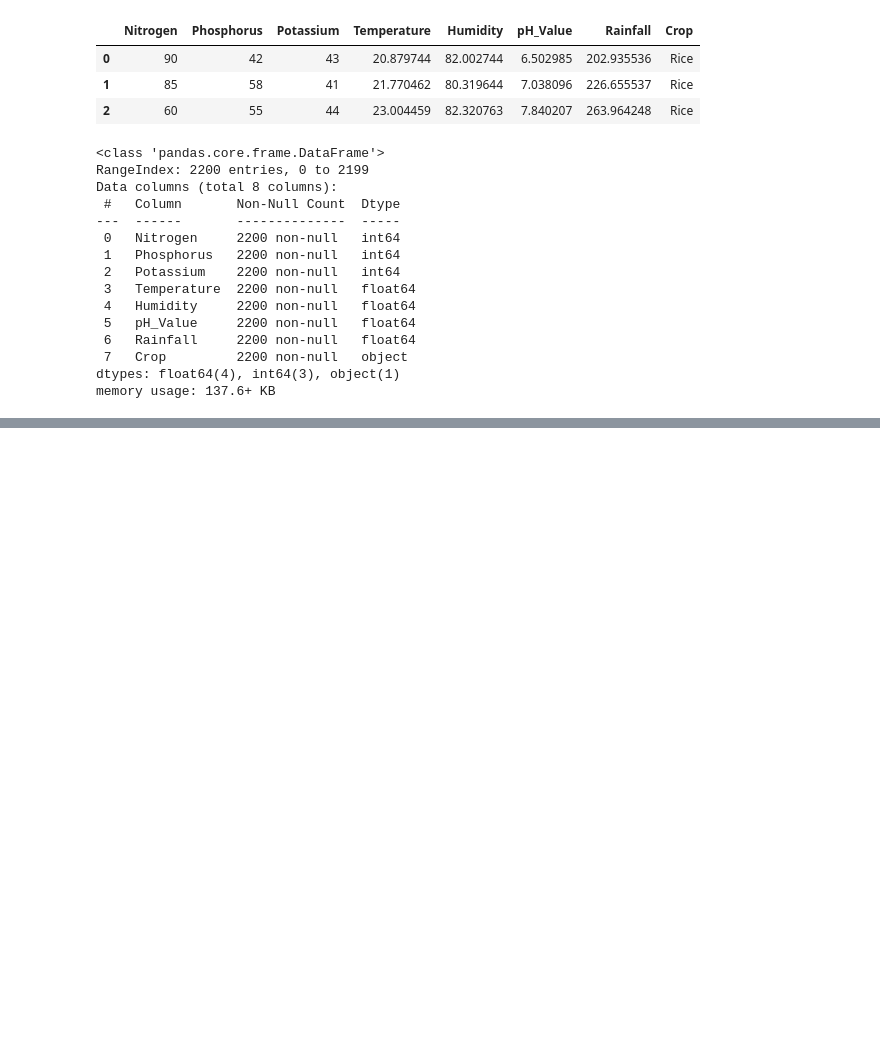
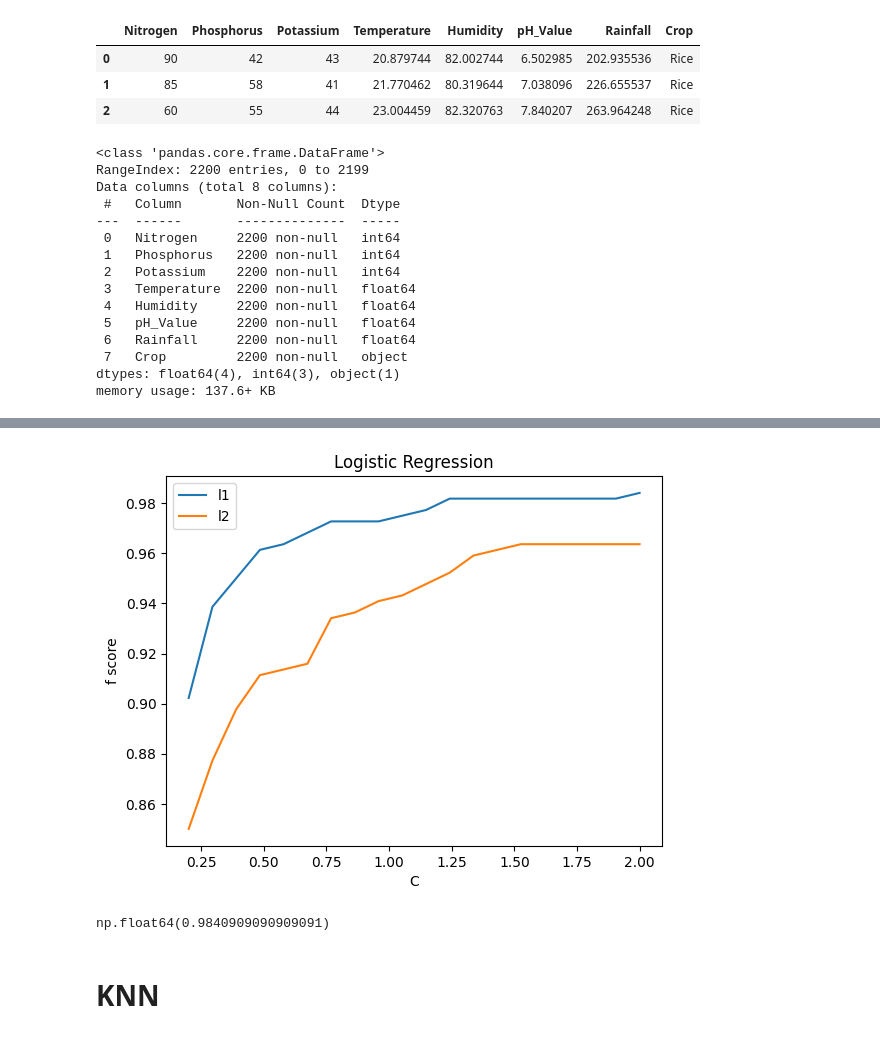
Before and after one commit to galois1915/IBM-Machine-Learning, a Jupyter notebook: Supervised-Classification/tkinter_application/models/classification-project.ipynb, the cells around one changed output, grey strips where cells are left out. Drawn from its saved outputs; the diff is of its cells as text; code cells hidden in the pictures; blank space fills up the shorter version.

```diff
--- a/Supervised-Classification/tkinter_application/models/classification-project.ipynb
+++ b/Supervised-Classification/tkinter_application/models/classification-project.ipynb
@@ -68,0 +66,40 @@ plt.show()
+# %%
+scaler = MinMaxScaler()
+X_norm = scaler.fit_transform(X)
+
+label_encoder = LabelEncoder()
+Y_enco = label_encoder.fit_transform(Y.values.ravel())
+
+X_train, X_test, Y_train, Y_test = train_test_split(X_norm, Y_enco,
+                                                    test_size=0.2,
+                                                    stratify=Y_enco,
+                                                    random_state=10)
+# %%
+score1 = []
+C = np.linspace(0.2,2,20)
+for i,c in enumerate(C):
+    lr = LogisticRegression(random_state=20,  max_iter=1000, penalty='l1', C=c, solver='saga')
+    lr.fit(X_train, Y_train)
+    lr_pred = lr.predict(X_test)
+    score1.append(fbeta_score(Y_test,lr_pred, beta=1, average='micro'))
+
+score2 = []
+for i,c in enumerate(C):
+    lr = LogisticRegression(random_state=20,  max_iter=1000, penalty='l2', C=c, solver='saga')
+    lr.fit(X_train, Y_train)
+    lr_pred = lr.predict(X_test)
+    score2.append(fbeta_score(Y_test, lr_pred, beta=1, average='micro'))
+# %%
+plt.plot(C, score1, label="l1")
+plt.plot(C, score2, label="l2")
+plt.xlabel("C")
+plt.ylabel("f score")
+plt.title("Logistic Regression")
+plt.legend()
+plt.show()
+# %% [output]
+[figure, added]
+# %%
+max(score1)
+# %% [output]
+np.float64(0.9840909090909091)
@@ -68,0 +114,2 @@ plt.show()
+# %% [markdown]
+# KNN
```
Also changed, not shown: parts of 24 cells of this notebook, 2 other files.
